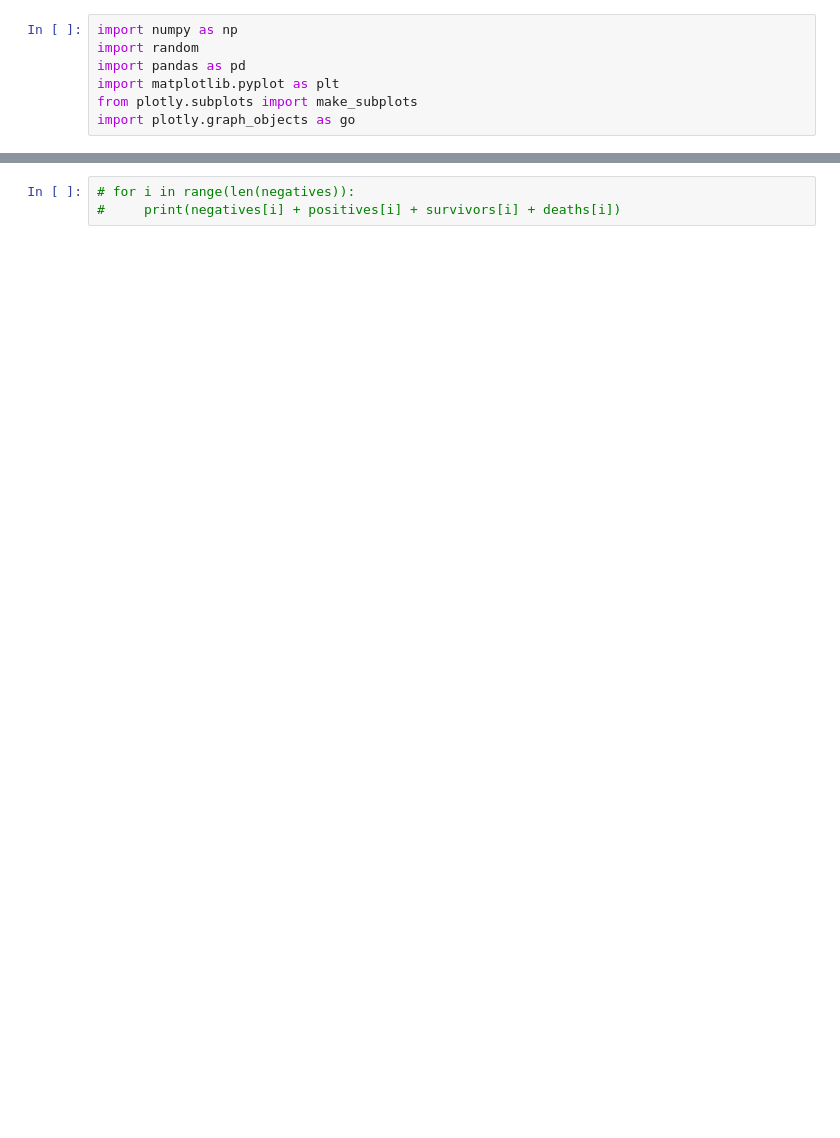
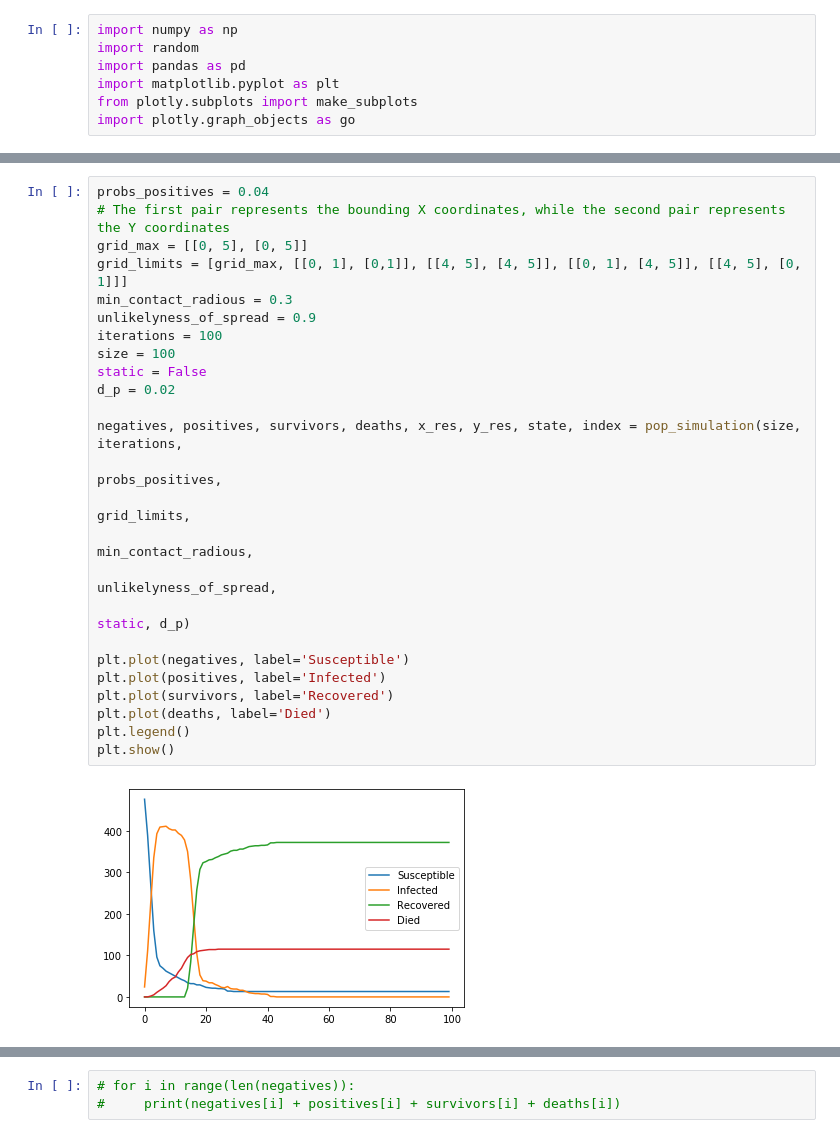
Before and after one commit to pierpaolo28/Epidemics-Modelling, a Jupyter notebook: notebooks/Pupulation.ipynb, the cells around one changed output, grey strips where cells are left out. Drawn from its saved outputs; the diff is of its cells as text; blank space fills up the shorter version.

```diff
--- a/notebooks/Pupulation.ipynb
+++ b/notebooks/Pupulation.ipynb
@@ -35,0 +152,27 @@ import plotly.graph_objects as go
+# %%
+probs_positives = 0.04
+# The first pair represents the bounding X coordinates, while the second pair represents the Y coordinates
+grid_max = [[0, 5], [0, 5]]
+grid_limits = [grid_max, [[0, 1], [0,1]], [[4, 5], [4, 5]], [[0, 1], [4, 5]], [[4, 5], [0, 1]]]
+min_contact_radious = 0.3
+unlikelyness_of_spread = 0.9
+iterations = 100
+size = 100
+static = False
+d_p = 0.02
+
+negatives, positives, survivors, deaths, x_res, y_res, state, index = pop_simulation(size, iterations,
+                                                                                     probs_positives,
+                                                                                     grid_limits,
+                                                                                     min_contact_radious,
+                                                                                     unlikelyness_of_spread,
+                                                                                     static, d_p)
+
+plt.plot(negatives, label='Susceptible')
+plt.plot(positives, label='Infected')
+plt.plot(survivors, label='Recovered')
+plt.plot(deaths, label='Died')
+plt.legend()
+plt.show()
+# %% [output]
+[figure, added]
```
Also changed, not shown: parts of 24 cells of this notebook, 2 other files.
